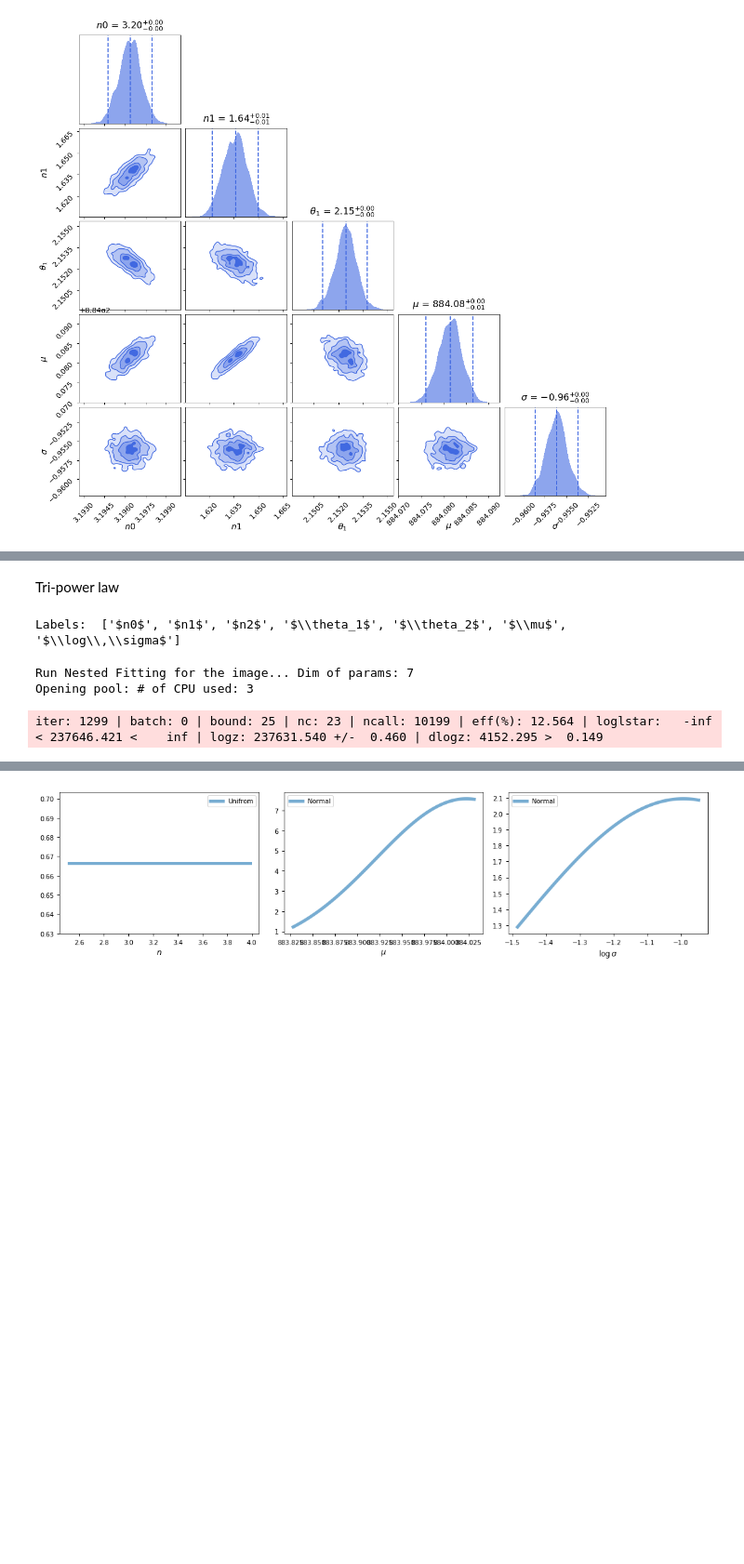
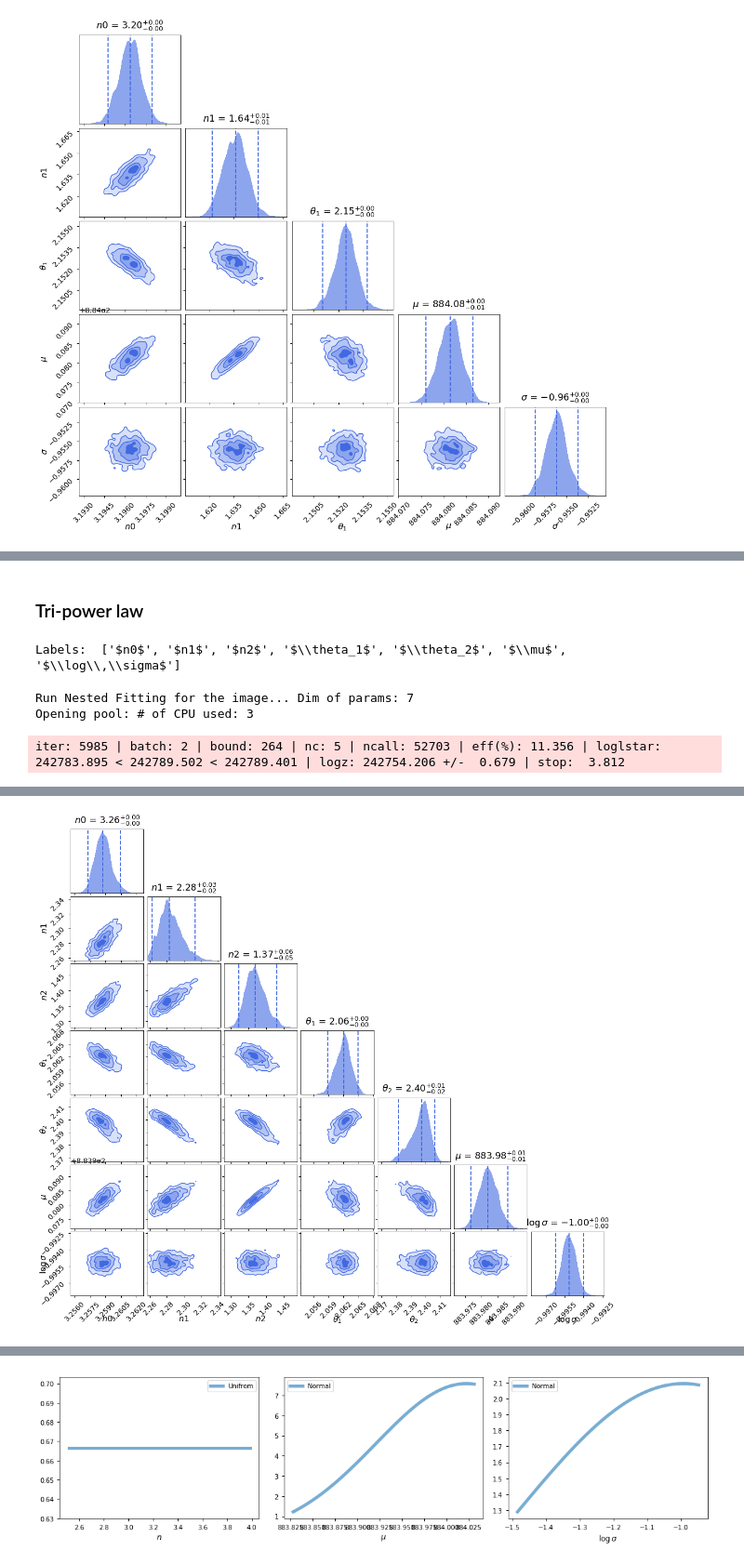
Before and after one commit to qliu4676/elderflower, a Jupyter notebook: demos/Run_Fitting_Mock_demo.ipynb, the cells around one changed output, grey strips where cells are left out. Shown at 93% size. Drawn from its saved outputs; the diff is of its cells as text; code cells hidden in the pictures; blank space fills up the shorter version.

```diff
--- a/demos/Run_Fitting_Mock_demo.ipynb
+++ b/demos/Run_Fitting_Mock_demo.ipynb
@@ -250,5 +240,5 @@ Fitting (median):  [  3.19636597   1.63606015   2.15245103 884.08151809  -0.9561
 # %% [markdown]
-Tri-power law
+### Tri-power law
 # %%
 labels = [r'$n0$', r'$n1$', r'$n2$', r'$\theta_1$', r'$\theta_2$', r'$\mu$', r'$\log\,\sigma$']
 
@@ -290,7 +280,8 @@ def loglike_3p(v):
 Labels:  ['$n0$', '$n1$', '$n2$', '$\\theta_1$', '$\\theta_2$', '$\\mu$', '$\\log\\,\\sigma$']
 # %%
 # Run Fitting
-pdsampler = Run_Dynamic_Nested_Fitting(loglike_3p, prior_tf_3p, ndim, nlive_init=140, nlive_batch=35, maxbatch=2)
+pdsampler = Run_Dynamic_Nested_Fitting(loglike_3p, prior_tf_3p, ndim,
+                                       nlive_init=140, nlive_batch=35, maxbatch=2)
 pdres = pdsampler.results
 
 # Plot Result
@@ -298,8 +289,8 @@ fig, axes = dyplot.cornerplot(pdres, labels=labels,
                               color="royalblue", truth_color="indianred",
                               title_kwargs={'fontsize':18, 'y': 1.04},
                               label_kwargs={'fontsize':16}, show_titles=True,
-                              fig=plt.subplots(ndim, ndim, figsize=(16, 14)))
+                              fig=plt.subplots(ndim, ndim, figsize=(18, 16)))
 # %% [output]
 Run Nested Fitting for the image... Dim of params: 7
 Opening pool: # of CPU used: 3
-iter: 1299 | batch: 0 | bound: 25 | nc: 23 | ncall: 10199 | eff(%): 12.564 | loglstar:   -inf < 237646.421 <    inf | logz: 237631.540 +/-  0.460 | dlogz: 4152.295 >  0.149
+iter: 5985 | batch: 2 | bound: 264 | nc: 5 | ncall: 52703 | eff(%): 11.356 | loglstar: 242783.895 < 242789.502 < 242789.401 | logz: 242754.206 +/-  0.679 | stop:  3.812
@@ -305,0 +298 @@ iter: 1299 | batch: 0 | bound: 25 | nc: 23 | ncall: 10199 | eff(%): 12.564 | log
+[figure, added]
```
Also changed, not shown: parts of 24 cells of this notebook, 3 other files.
